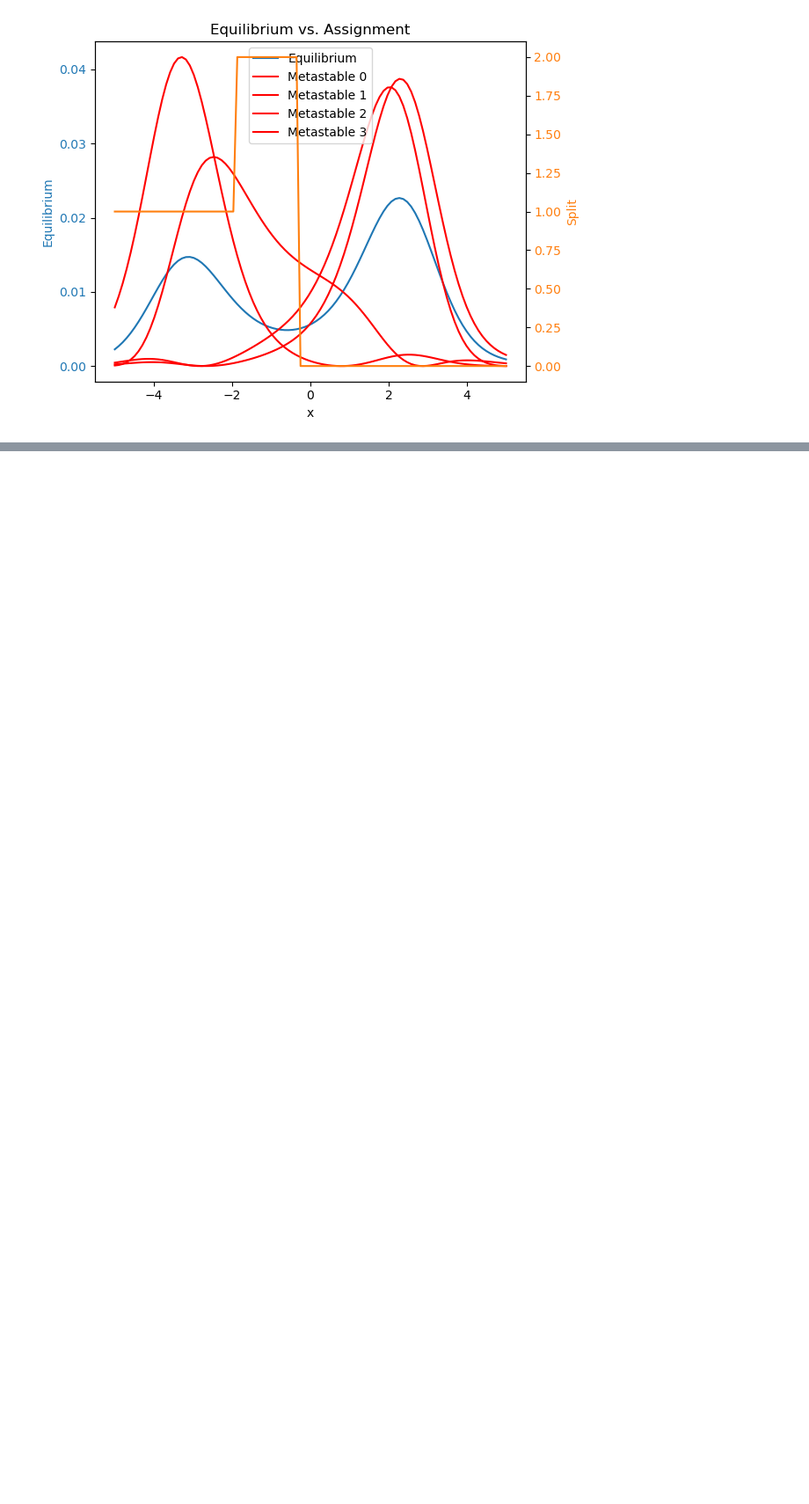
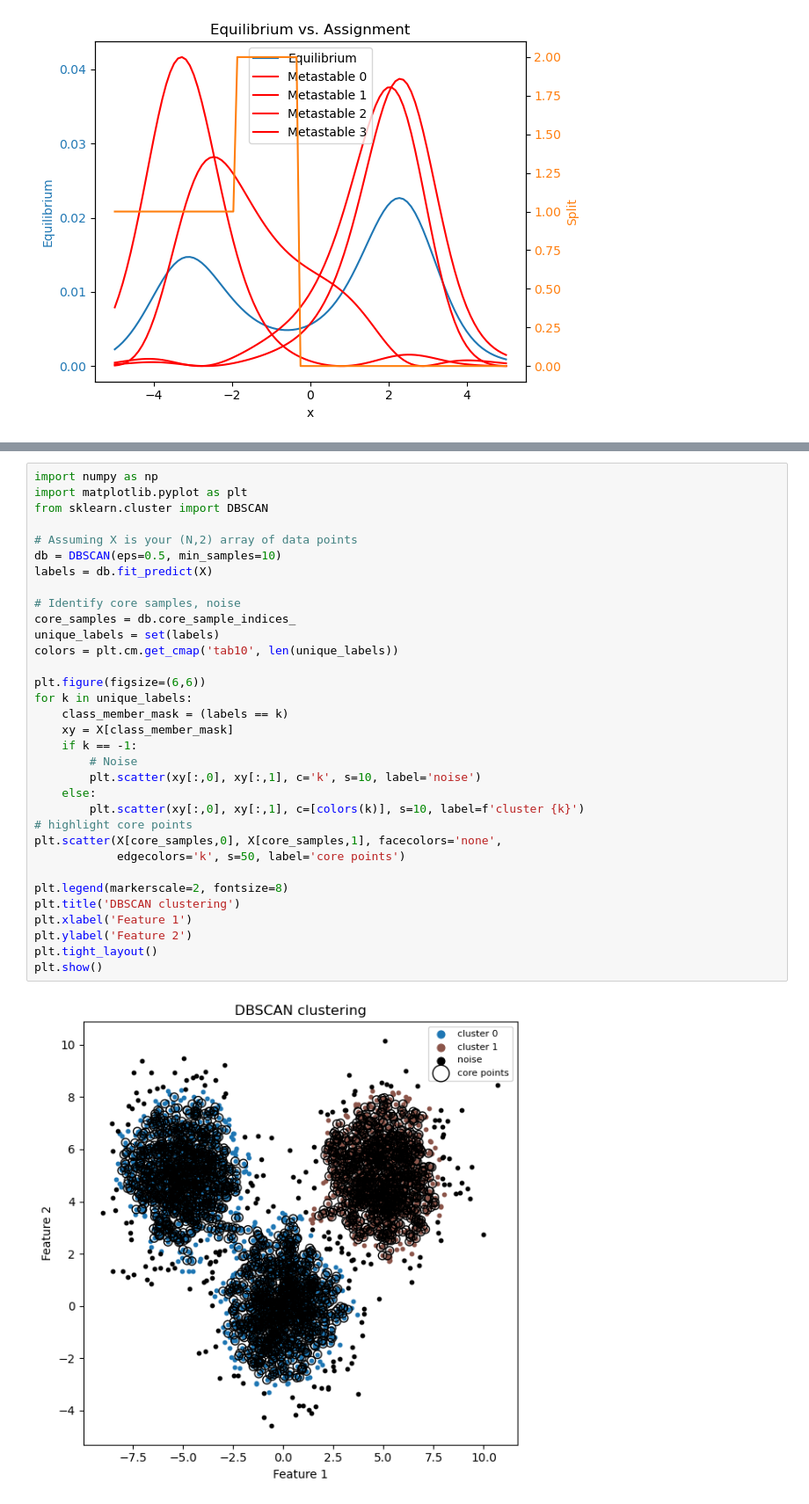
Before and after one commit to connorblake1/CHEM313, a Jupyter notebook: final_project/testing.ipynb, the cells around one changed output, grey strips where cells are left out. Shown at 88% size. Cells and saved outputs as stored; diff of their text form; blank space fills up the shorter version.

```diff
--- a/final_project/testing.ipynb
+++ b/final_project/testing.ipynb
@@ -257,0 +358,35 @@ plt.show()
+# %%
+import numpy as np
+import matplotlib.pyplot as plt
+from sklearn.cluster import DBSCAN
+
+# Assuming X is your (N,2) array of data points
+db = DBSCAN(eps=0.5, min_samples=10)
+labels = db.fit_predict(X)
+
+# Identify core samples, noise
+core_samples = db.core_sample_indices_
+unique_labels = set(labels)
+colors = plt.cm.get_cmap('tab10', len(unique_labels))
+
+plt.figure(figsize=(6,6))
+for k in unique_labels:
+    class_member_mask = (labels == k)
+    xy = X[class_member_mask]
+    if k == -1:
+        # Noise
+        plt.scatter(xy[:,0], xy[:,1], c='k', s=10, label='noise')
+    else:
+        plt.scatter(xy[:,0], xy[:,1], c=[colors(k)], s=10, label=f'cluster {k}')
+# highlight core points
+plt.scatter(X[core_samples,0], X[core_samples,1], facecolors='none',
+            edgecolors='k', s=50, label='core points')
+
+plt.legend(markerscale=2, fontsize=8)
+plt.title('DBSCAN clustering')
+plt.xlabel('Feature 1')
+plt.ylabel('Feature 2')
+plt.tight_layout()
+plt.show()
+# %% [output]
+[figure, added]
```
Also changed, not shown: parts of 4 cells of this notebook, 30 other files.
